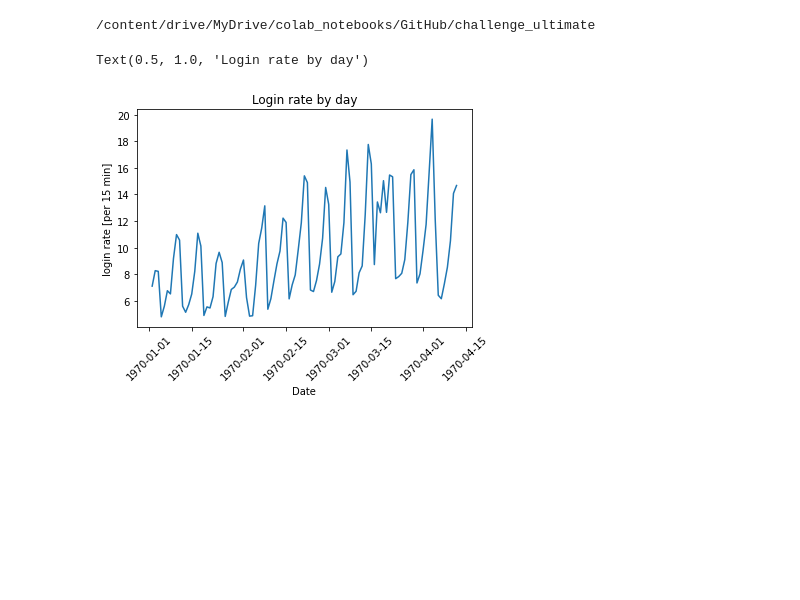
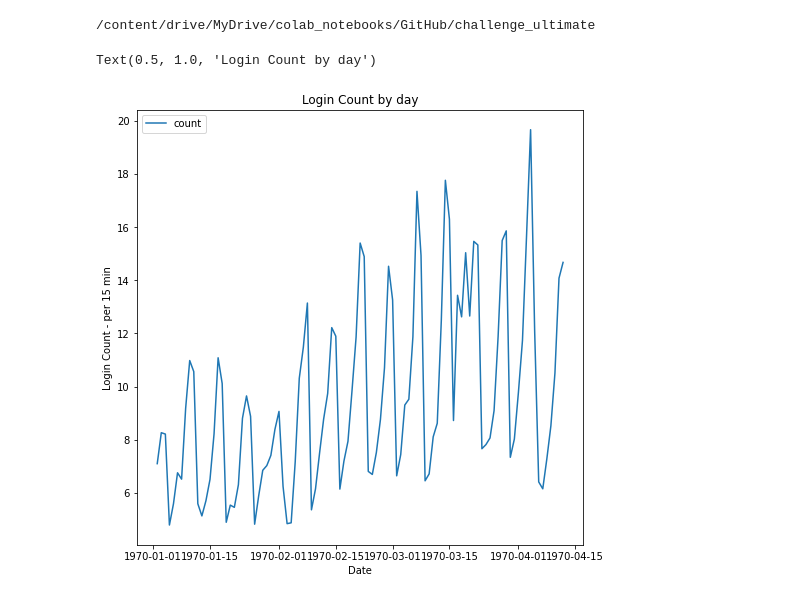
Before and after one commit to ChadDelany/challenge_ultimate, a Jupyter notebook: challenge_ultimate.ipynb, the cells around one changed output. Drawn from its saved outputs; the diff is of its cells as text; code cells hidden in the pictures; blank space fills up the shorter version.

Commit message:
redid plots and plot sizes

```diff
--- a/challenge_ultimate.ipynb
+++ b/challenge_ultimate.ipynb
@@ -21,6 +21,9 @@ from scipy.stats import ttest_ind
 # Import Additional Libraries
 from copy import deepcopy
 from matplotlib.dates import HourLocator
+# %%
+# Changing default plot sizes
+plt.rcParams['figure.figsize'] = [8, 8]
 # %%
 # Accessing Google Drive by mounting it locally
 from google.colab import drive
@@ -54,12 +57,12 @@ logins_count_day = logins_count_day[1 : -1]
 logins_count_day.index.name = "Date"
 # %%
 # Creating plot of login count by day.
-logins_count_day.plot(y="count", rot=45, legend=None)
-plt.ylabel("login rate [per 15 min]")
-plt.title("Login rate by day")
+logins_count_day.plot(y="count")
+plt.ylabel("Login Count - per 15 min")
+plt.title("Login Count by day")
 # %% [output]
-Text(0.5, 1.0, 'Login rate by day')
+Text(0.5, 1.0, 'Login Count by day')
-[figure, old version]
+[figure, new version]
 # %%
 # Plot Mean Count by Day of the Week
 logins_count_week = logins_count_15min["1970-01-02" : "1970-04-12"].groupby(logins_count_15min["1970-01-02" : "1970-04-12"].index.weekday).mean()
```
Also changed, not shown: parts of 3 cells of this notebook.
